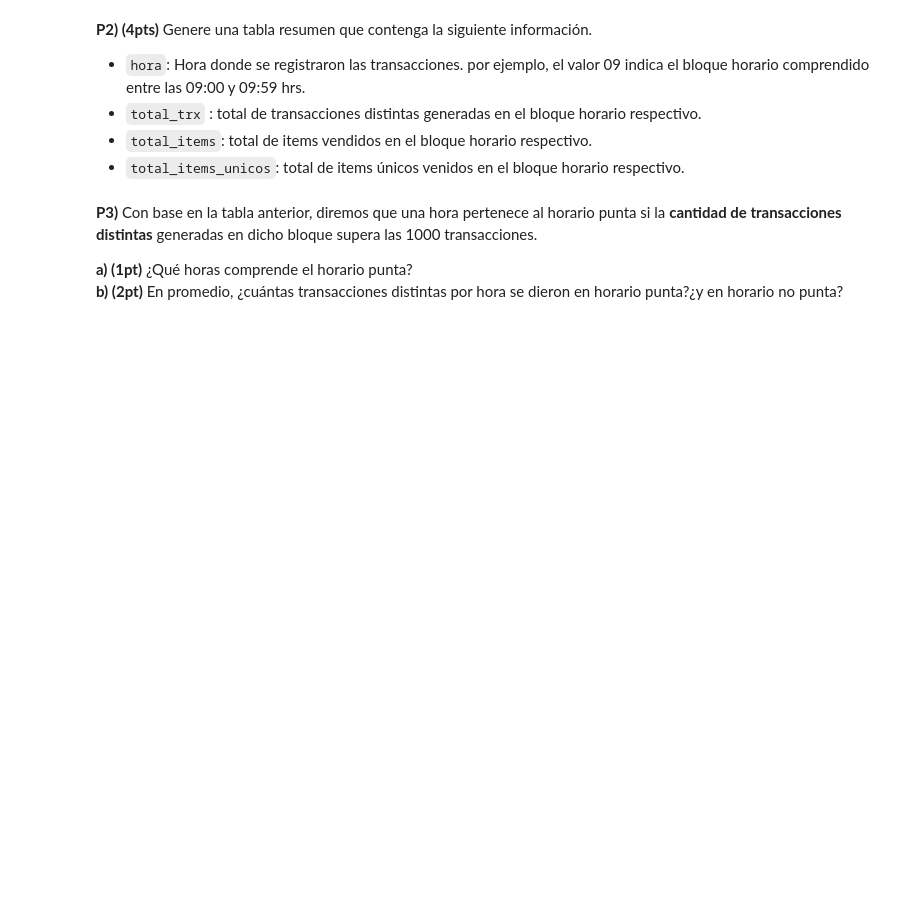
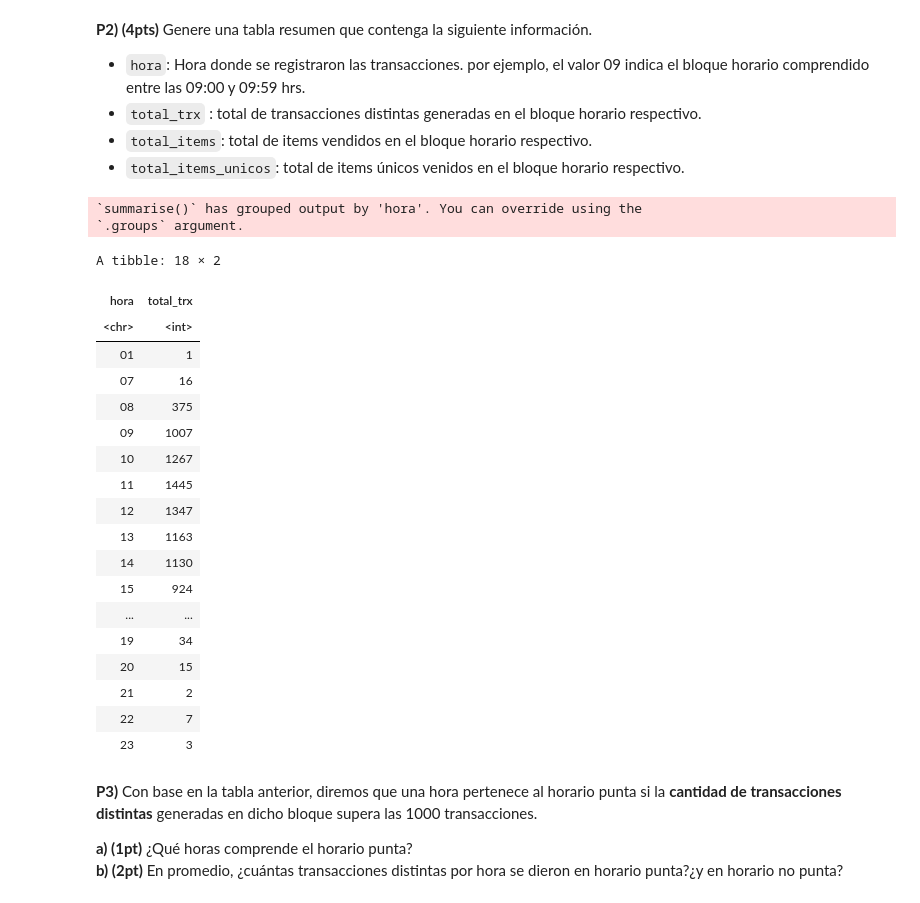
Before and after one commit to HaroldConley/diplomado_BD, a Jupyter notebook: Evaluaciones/C3/Evaluacion_final_v10.ipynb, the cells around one changed output. Drawn from its saved outputs; the diff is of its cells as text; code cells hidden in the pictures; blank space fills up the shorter version.

```diff
--- a/Evaluaciones/C3/Evaluacion_final_v10.ipynb
+++ b/Evaluaciones/C3/Evaluacion_final_v10.ipynb
@@ -408,3 +402,37 @@ A data.frame: 6 × 6
+# %%
+# P2 --------------------------------------------------
+# Respuesta
+
+# Se genera columna total_trx
+cafe_trx <- cafeteria %>%
+              group_by(hora, Transaction) %>%
+              summarize(pre = n()) %>%
+              group_by(hora) %>%
+              summarize(total_trx = n())
+
+cafe_trx
+# %% [output]
+`summarise()` has grouped output by 'hora'. You can override using the
+`.groups` argument.
+A tibble: 18 × 2
+| hora | total_trx |
+| <chr> | <int> |
+| 01 | 1 |
+| 07 | 16 |
+| 08 | 375 |
+| 09 | 1007 |
+| 10 | 1267 |
+| 11 | 1445 |
+| 12 | 1347 |
+| 13 | 1163 |
+| 14 | 1130 |
+| 15 | 924 |
+| ... | ... |
+| 19 | 34 |
+| 20 | 15 |
+| 21 | 2 |
+| 22 | 7 |
+| 23 | 3 |
 # %% [markdown]
 **P3)** Con base en la tabla anterior, diremos que una hora pertenece al horario punta si la **cantidad de transacciones distintas** generadas en dicho bloque supera las 1000 transacciones.
 
```
Also changed, not shown: parts of 4 cells of this notebook.
